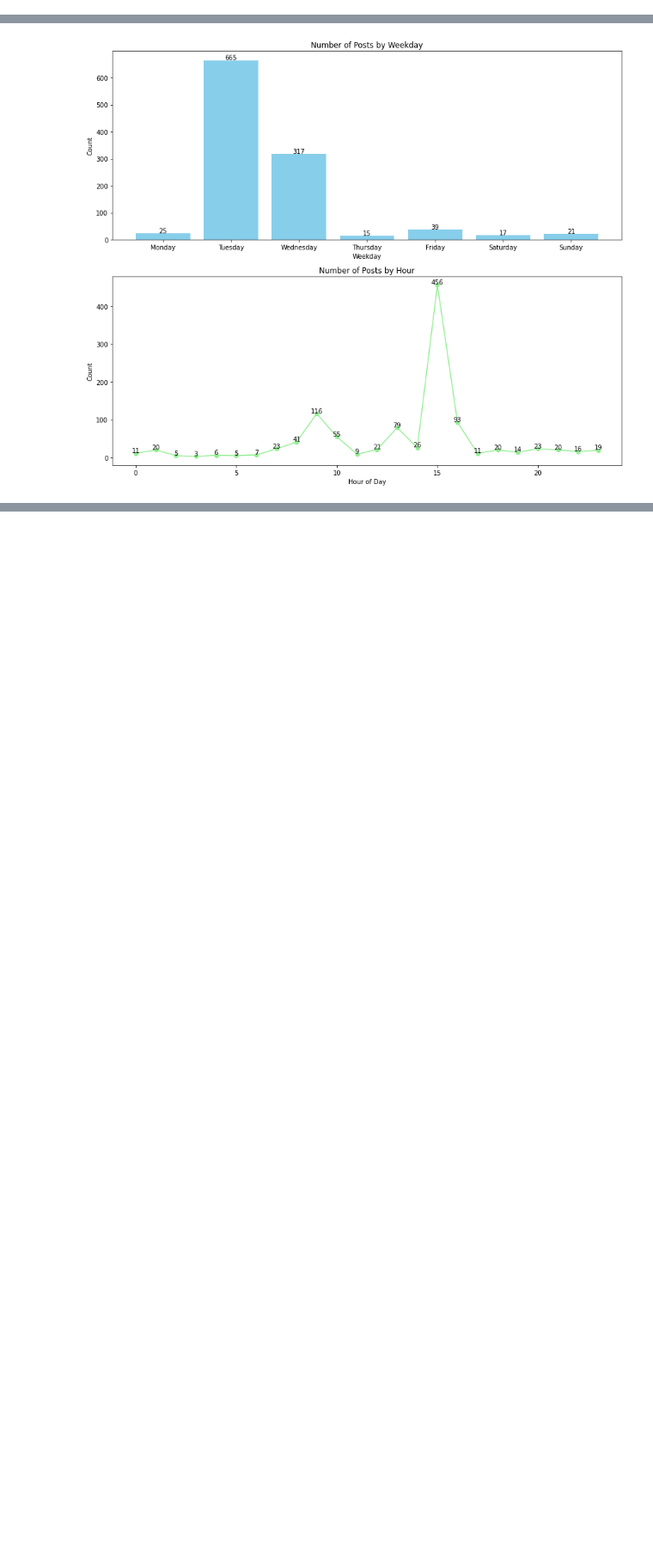
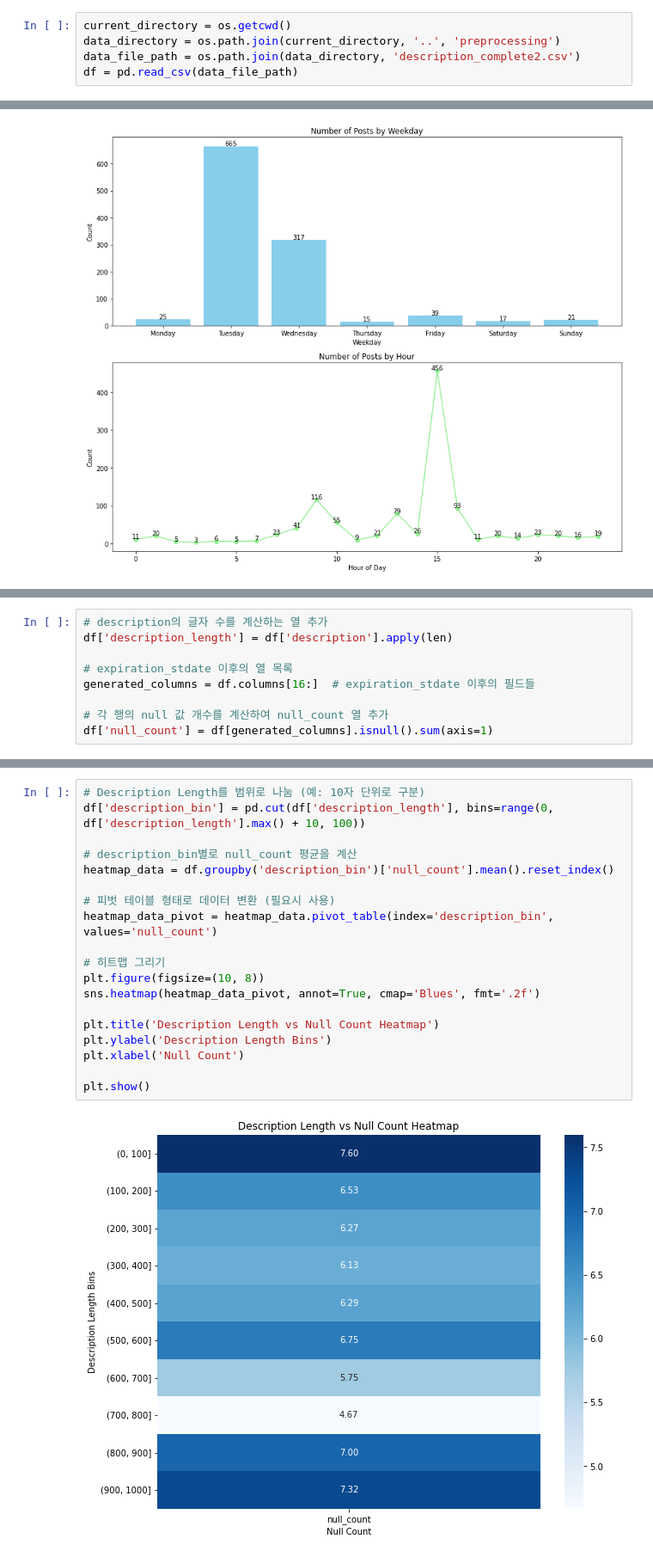
Before and after one commit to wecommit-ai/noshow_analyze, a Jupyter notebook: analysis/Jangseyoung_Hypothesis testing.ipynb, the cells around one changed output, grey strips where cells are left out. Shown at 86% size. Cells and saved outputs as stored; diff of their text form; blank space fills up the shorter version.

Commit message:
description 길이 분석 코드 추가

```diff
--- a/analysis/Jangseyoung_Hypothesis testing.ipynb
+++ b/analysis/Jangseyoung_Hypothesis testing.ipynb
@@ -85,3 +23,8 @@ df[df['description'].apply(len) <= 20]
+# %%
+current_directory = os.getcwd()
+data_directory = os.path.join(current_directory, '..', 'preprocessing')
+data_file_path = os.path.join(data_directory, 'description_complete2.csv')
+df = pd.read_csv(data_file_path)
 # %% [markdown]
 # 가설 : 특정 시간대/요일에 노쇼 물품이 많을 것이다.
 # %%
@@ -130,0 +76,9 @@ plt.show()
+# %%
+# description의 글자 수를 계산하는 열 추가
+df['description_length'] = df['description'].apply(len)
+
+# expiration_stdate 이후의 열 목록
+generated_columns = df.columns[16:]  # expiration_stdate 이후의 필드들
+
+# 각 행의 null 값 개수를 계산하여 null_count 열 추가
+df['null_count'] = df[generated_columns].isnull().sum(axis=1)
@@ -130,0 +125,21 @@ plt.show()
+# %%
+# Description Length를 범위로 나눔 (예: 10자 단위로 구분)
+df['description_bin'] = pd.cut(df['description_length'], bins=range(0, df['description_length'].max() + 10, 100))
+
+# description_bin별로 null_count 평균을 계산
+heatmap_data = df.groupby('description_bin')['null_count'].mean().reset_index()
+
+# 피벗 테이블 형태로 데이터 변환 (필요시 사용)
+heatmap_data_pivot = heatmap_data.pivot_table(index='description_bin', values='null_count')
+
+# 히트맵 그리기
+plt.figure(figsize=(10, 8))
+sns.heatmap(heatmap_data_pivot, annot=True, cmap='Blues', fmt='.2f')
+
+plt.title('Description Length vs Null Count Heatmap')
+plt.ylabel('Description Length Bins')
+plt.xlabel('Null Count')
+
+plt.show()
+# %% [output]
+[figure, added]
```
Also changed, not shown: parts of 10 cells of this notebook.
